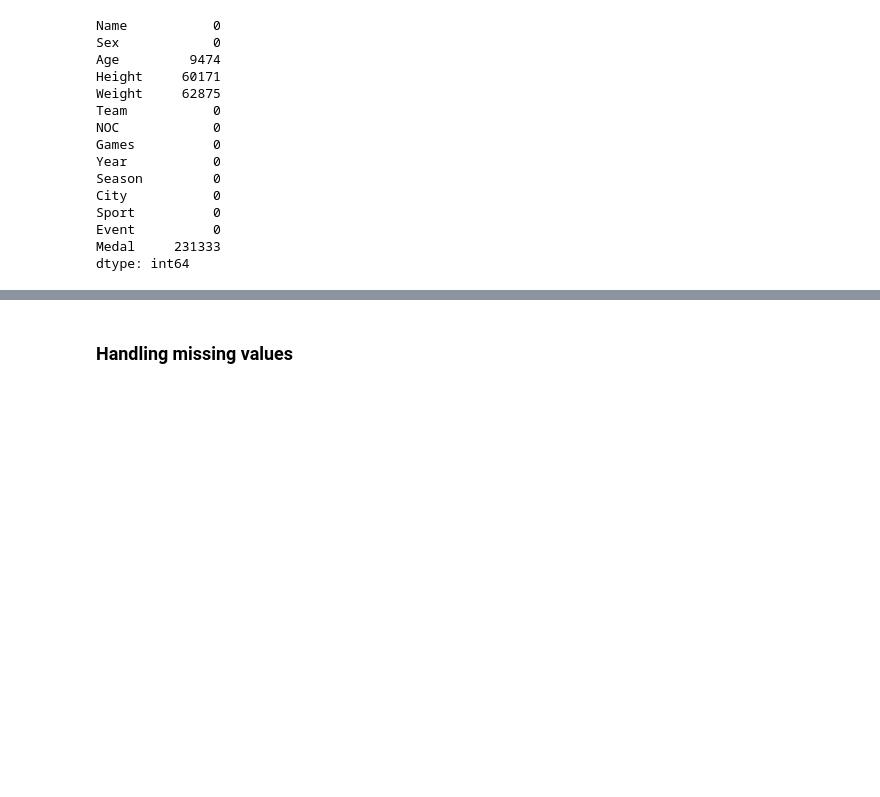
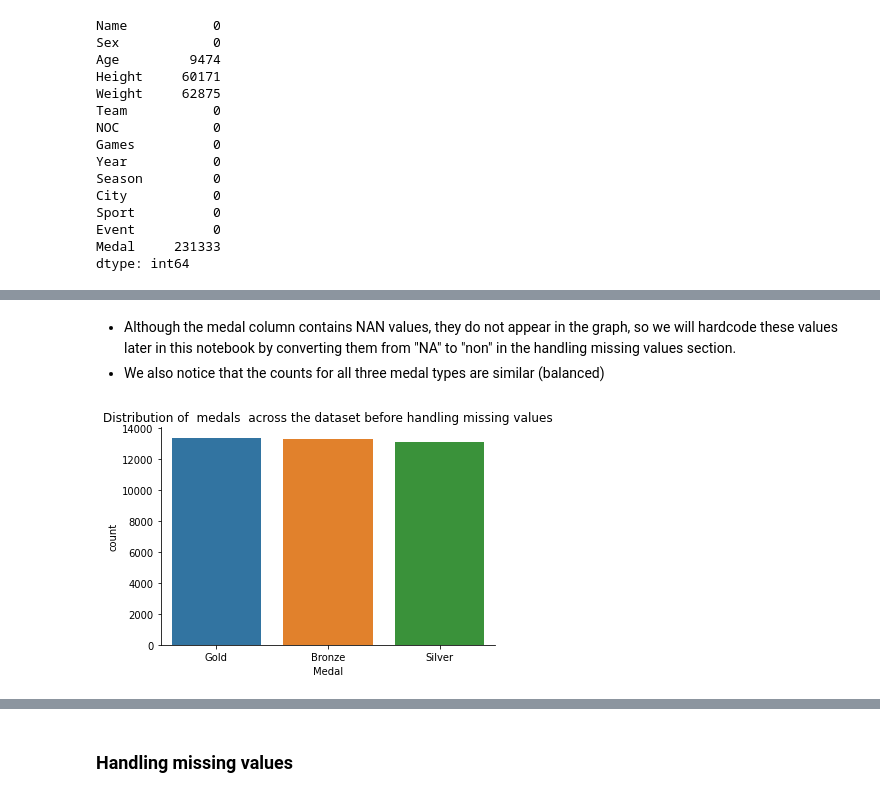
Before and after one commit to CSEN1095-W21/project-u8, a Jupyter notebook: cleaning.ipynb, the cells around one changed output, grey strips where cells are left out. Saved outputs shown, nothing was run; the diff lists cells and outputs as text; code cells hidden in the pictures; blank space fills up the shorter version.

```diff
--- a/cleaning.ipynb
+++ b/cleaning.ipynb
@@ -100,0 +114,9 @@ dtype: int64
+# %% [markdown]
+- Although the medal column contains NAN values, they do not appear in the graph, so we will hardcode these values later in this notebook by converting them from "NA" to "non" in the handling missing values section.
+- We also notice that the counts for all three medal types are similar (balanced)
+# %%
+plt.title("Distribution of  medals  across the dataset before handling missing values")
+sns.countplot(x = "Medal", data = olympicRecords )
+sns.despine()
+# %% [output]
+[figure, added]
```
Also changed, not shown: parts of 30 cells of this notebook.
